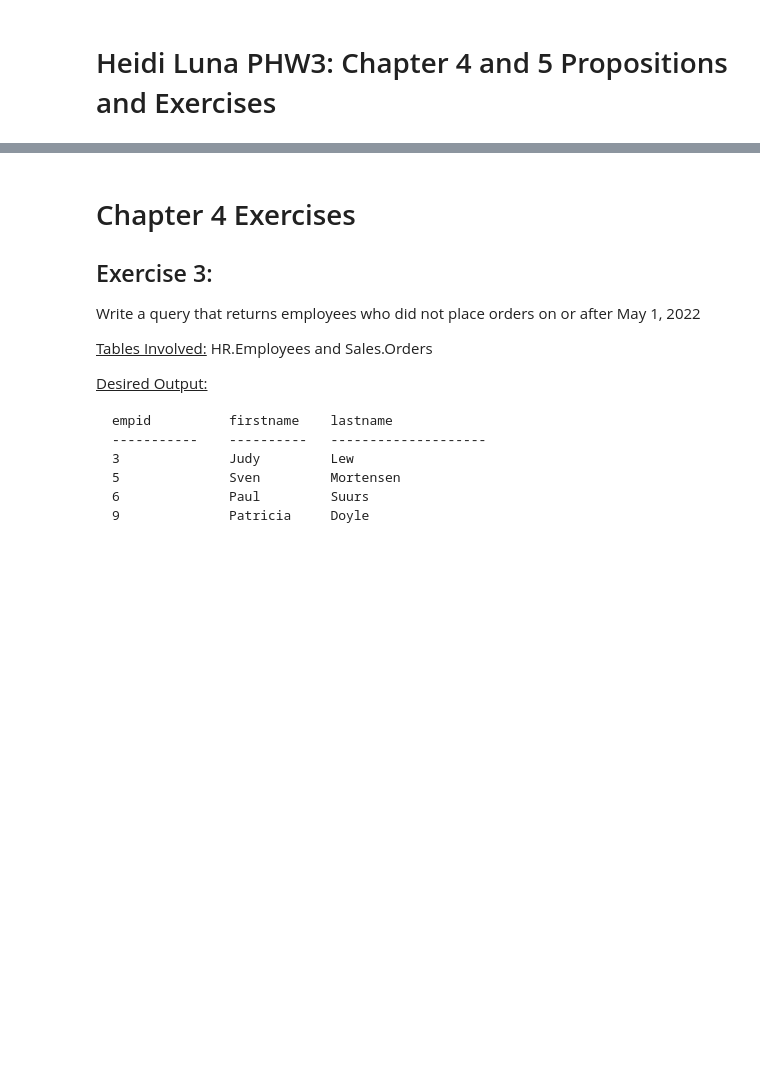
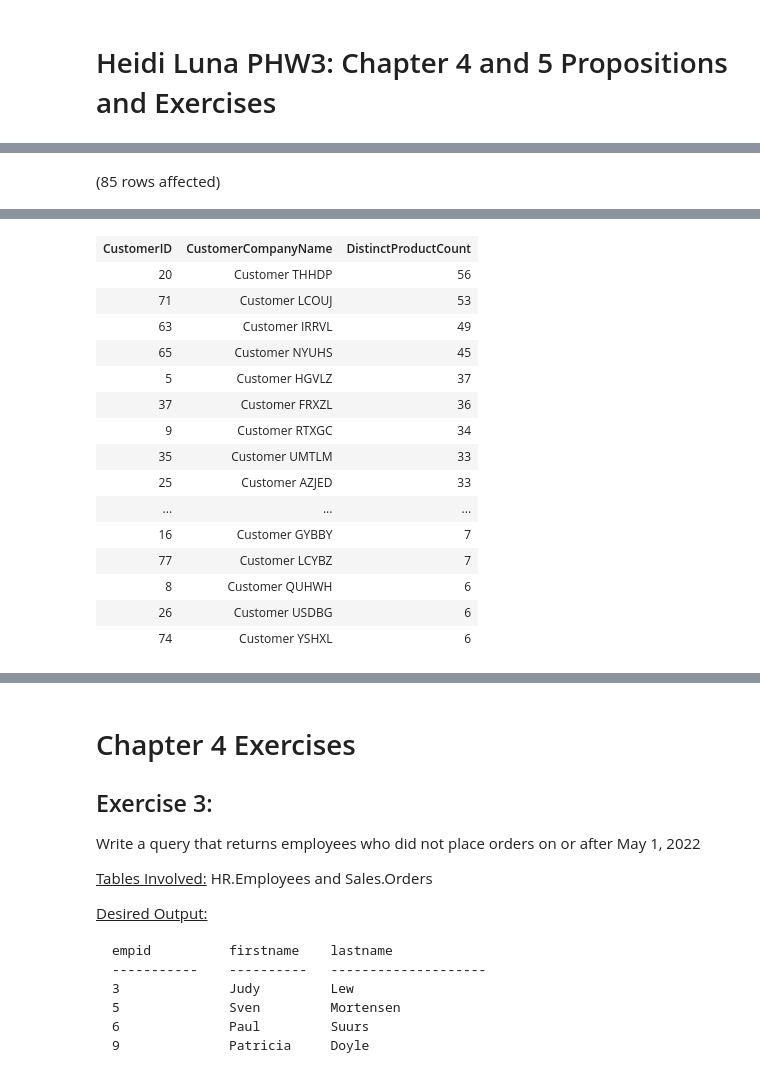
Before and after one commit to Inder3428/Group_2_CSCI381, a Jupyter notebook: Heidi Luna/G381_2_HW3_HeidiLuna.ipynb, the cells around one changed output, grey strips where cells are left out. Saved outputs shown, nothing was run; the diff lists cells and outputs as text; code cells hidden in the pictures; blank space fills up the shorter version.

```diff
--- a/Heidi Luna/G381_2_HW3_HeidiLuna.ipynb
+++ b/Heidi Luna/G381_2_HW3_HeidiLuna.ipynb
@@ -2,0 +131,16 @@
+# %%
+USE Northwinds2022TSQLV7;
+
+SELECT C.CustomerID, C.CustomerCompanyName,
+       (SELECT COUNT(DISTINCT OD.ProductID)
+        FROM Sales.OrderDetail OD
+        JOIN Sales.[Order] O ON OD.OrderID = O.OrderID
+        WHERE O.CustomerID = C.CustomerID) AS DistinctProductCount
+FROM Sales.Customer C
+WHERE (SELECT COUNT(DISTINCT OD.ProductID)
+       FROM Sales.OrderDetail OD
+       JOIN Sales.[Order] O ON OD.OrderID = O.OrderID
+       WHERE O.CustomerID = C.CustomerID) > 5
+ORDER BY DistinctProductCount DESC;
+# %% [output]
+(85 rows affected)
@@ -2,0 +148,16 @@
+| CustomerID | CustomerCompanyName | DistinctProductCount |
+| 20 | Customer THHDP | 56 |
+| 71 | Customer LCOUJ | 53 |
+| 63 | Customer IRRVL | 49 |
+| 65 | Customer NYUHS | 45 |
+| 5 | Customer HGVLZ | 37 |
+| 37 | Customer FRXZL | 36 |
+| 9 | Customer RTXGC | 34 |
+| 35 | Customer UMTLM | 33 |
+| 25 | Customer AZJED | 33 |
+| ... | ... | ... |
+| 16 | Customer GYBBY | 7 |
+| 77 | Customer LCYBZ | 7 |
+| 8 | Customer QUHWH | 6 |
+| 26 | Customer USDBG | 6 |
+| 74 | Customer YSHXL | 6 |
```
Also changed, not shown: parts of 16 cells of this notebook, 1 other file.
